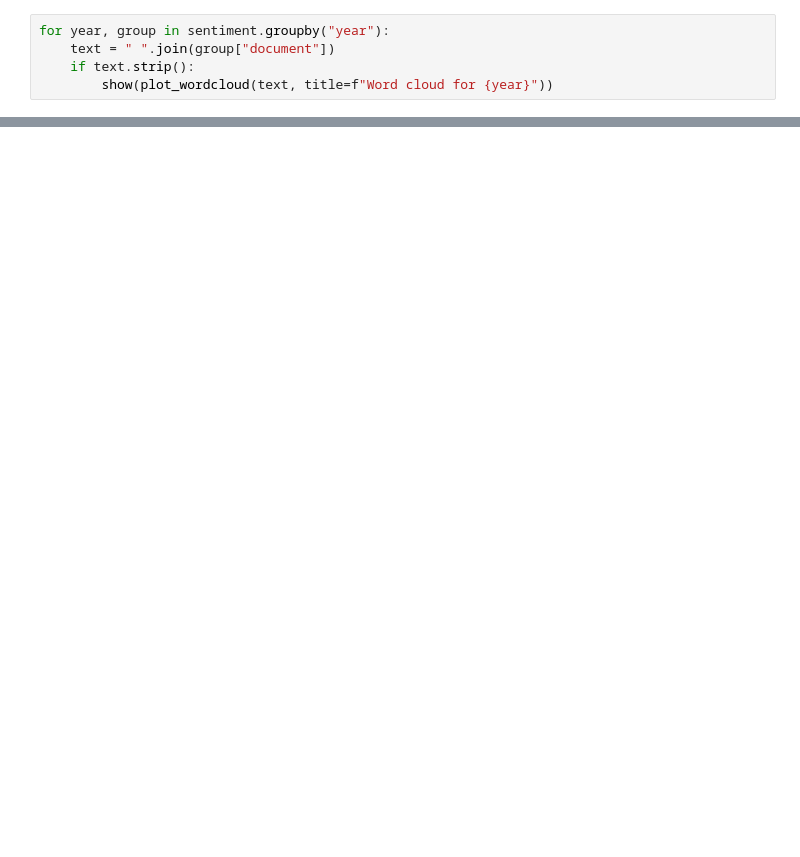
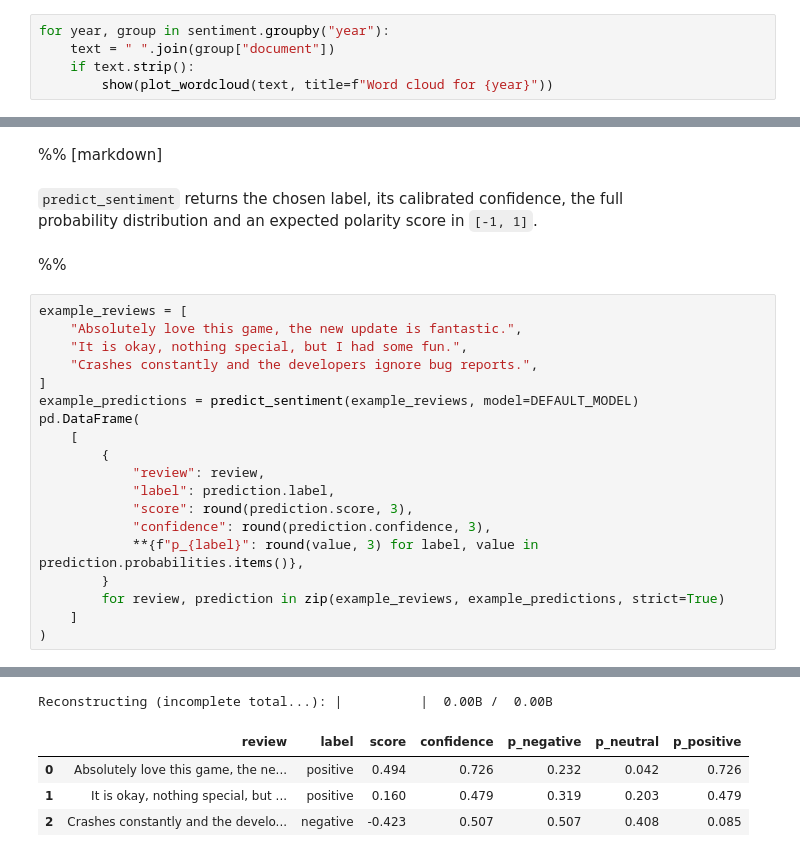
Before and after one commit to AML-APP-Steam/AML_APP_Steam_Reviews, a Jupyter notebook: notebooks/PROJECT_SIMS.ipynb, the cells around one changed output, grey strips where cells are left out. Saved outputs shown, nothing was run; the diff lists cells and outputs as text; blank space fills up the shorter version.

```diff
--- a/notebooks/PROJECT_SIMS.ipynb
+++ b/notebooks/PROJECT_SIMS.ipynb
@@ -279,0 +553,27 @@ custom_prepared.reviews[["text", "processed_review"]].head(5)
+# %% [markdown]
+%% [markdown]<br>
+<br>
+`predict_sentiment` returns the chosen label, its calibrated confidence, the full<br>
+probability distribution and an expected polarity score in `[-1, 1]`.
+# %% [markdown]
+%%
+# %%
+example_reviews = [
+    "Absolutely love this game, the new update is fantastic.",
+    "It is okay, nothing special, but I had some fun.",
+    "Crashes constantly and the developers ignore bug reports.",
+]
+example_predictions = predict_sentiment(example_reviews, model=DEFAULT_MODEL)
+pd.DataFrame(
+    [
+        {
+            "review": review,
+            "label": prediction.label,
+            "score": round(prediction.score, 3),
+            "confidence": round(prediction.confidence, 3),
+            **{f"p_{label}": round(value, 3) for label, value in prediction.probabilities.items()},
+        }
+        for review, prediction in zip(example_reviews, example_predictions, strict=True)
+    ]
+)
+# %% [output]
@@ -279,0 +581,5 @@ custom_prepared.reviews[["text", "processed_review"]].head(5)
+Reconstructing (incomplete total...): |          |  0.00B /  0.00B
+|  | review | label | score | confidence | p_negative | p_neutral | p_positive |
+| 0 | Absolutely love this game, the ne... | positive | 0.494 | 0.726 | 0.232 | 0.042 | 0.726 |
+| 1 | It is okay, nothing special, but ... | positive | 0.160 | 0.479 | 0.319 | 0.203 | 0.479 |
+| 2 | Crashes constantly and the develo... | negative | -0.423 | 0.507 | 0.507 | 0.408 | 0.085 |
```
Also changed, not shown: parts of 86 cells of this notebook, 2 other files.
